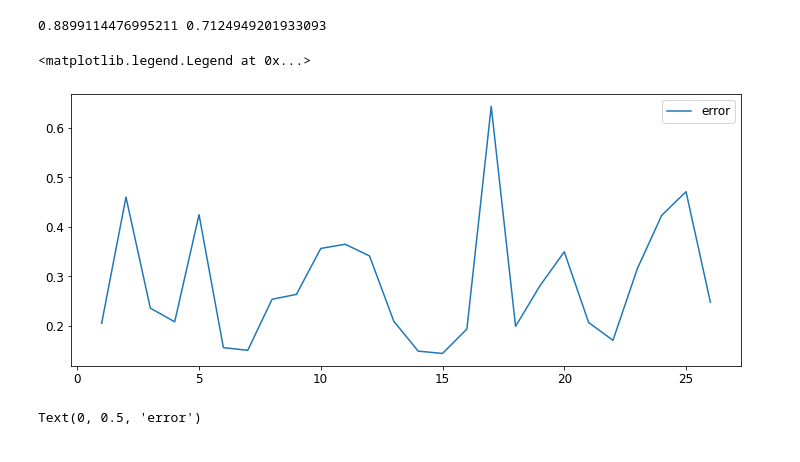
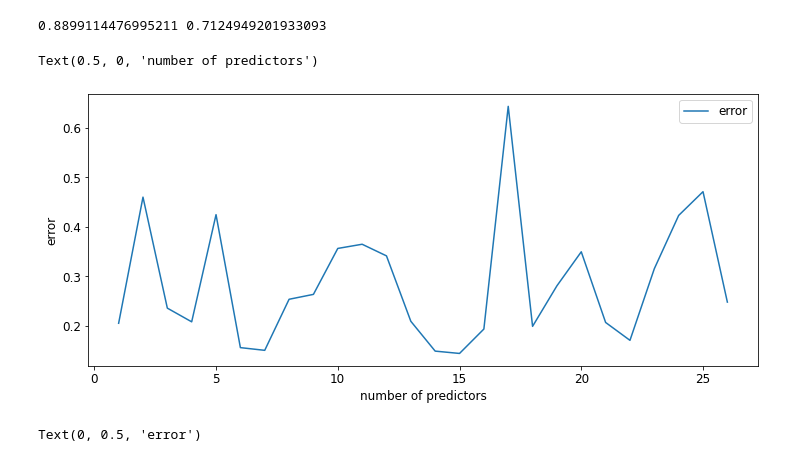
Before and after one commit to aladinor/simles_proj, a Jupyter notebook: src/subset_test-Linear_reg.ipynb, the cells around one changed output. Cells and saved outputs as stored; diff of their text form; code cells hidden in the pictures.

```diff
--- a/src/subset_test-Linear_reg.ipynb
+++ b/src/subset_test-Linear_reg.ipynb
@@ -226,8 +226,10 @@ error  = 1 - score_test
 # %%
 fig, ax = plt.subplots(figsize=(12, 5))
 plt.plot(np.arange(1, len(predictors) + 1), error, label='error')
 plt.legend()
+plt.ylabel('error')
+plt.xlabel('number of predictors')
 # %% [output]
-<matplotlib.legend.Legend at 0x...>
+Text(0.5, 0, 'number of predictors')
-[figure, old version]
+[figure, new version]
 # %%
```
Also changed, not shown: parts of 19 cells of this notebook.
